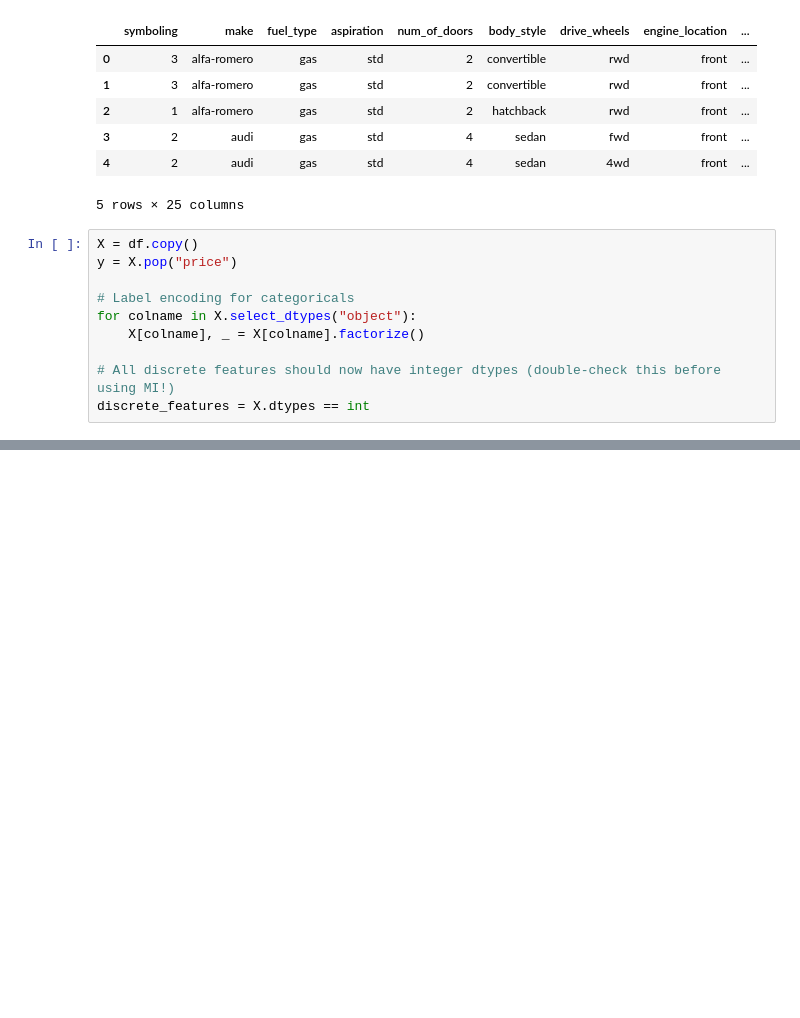
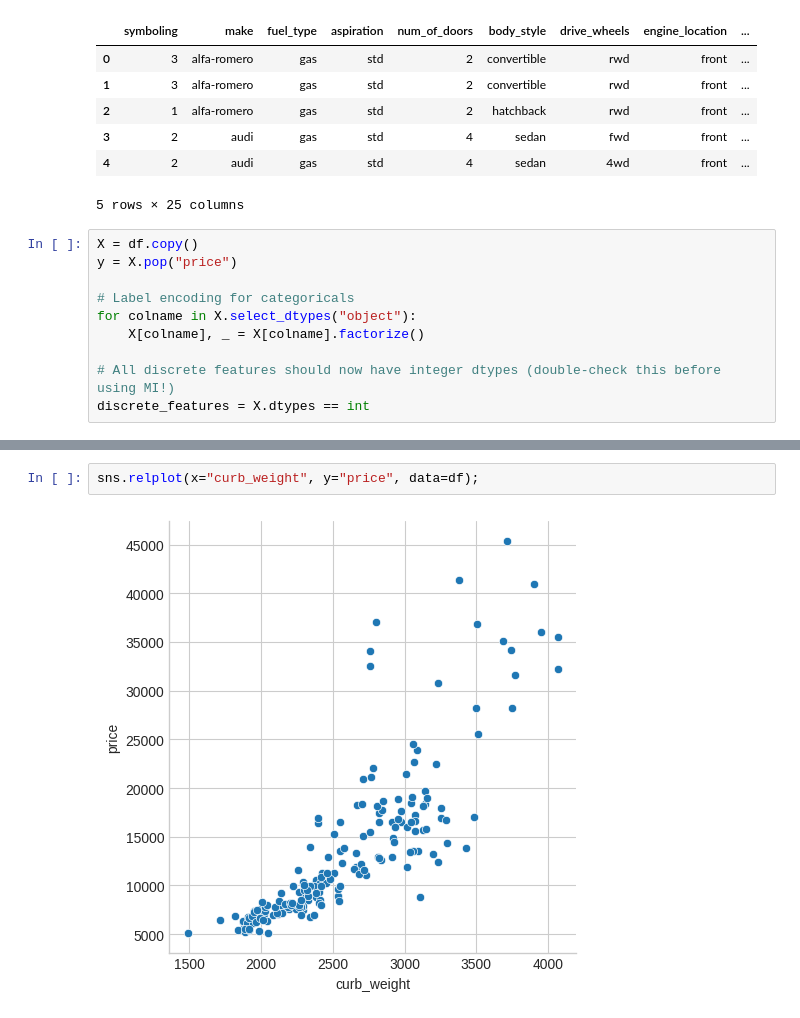
Before and after one commit to MiquelMarinoEspinosa/machine-learning-tutorial-kaggle, a Jupyter notebook: work/kaggle/tutorial/feature_engineering/mutual_information/tutorial.ipynb, the cells around one changed output, grey strips where cells are left out. Saved outputs shown, nothing was run; the diff lists cells and outputs as text; blank space fills up the shorter version.

```diff
--- a/work/kaggle/tutorial/feature_engineering/mutual_information/tutorial.ipynb
+++ b/work/kaggle/tutorial/feature_engineering/mutual_information/tutorial.ipynb
@@ -81,0 +64,4 @@ Name: MI Scores, dtype: float64
+# %%
+sns.relplot(x="curb_weight", y="price", data=df);
+# %% [output]
+[figure, added]
```
Also changed, not shown: parts of 4 cells of this notebook.
